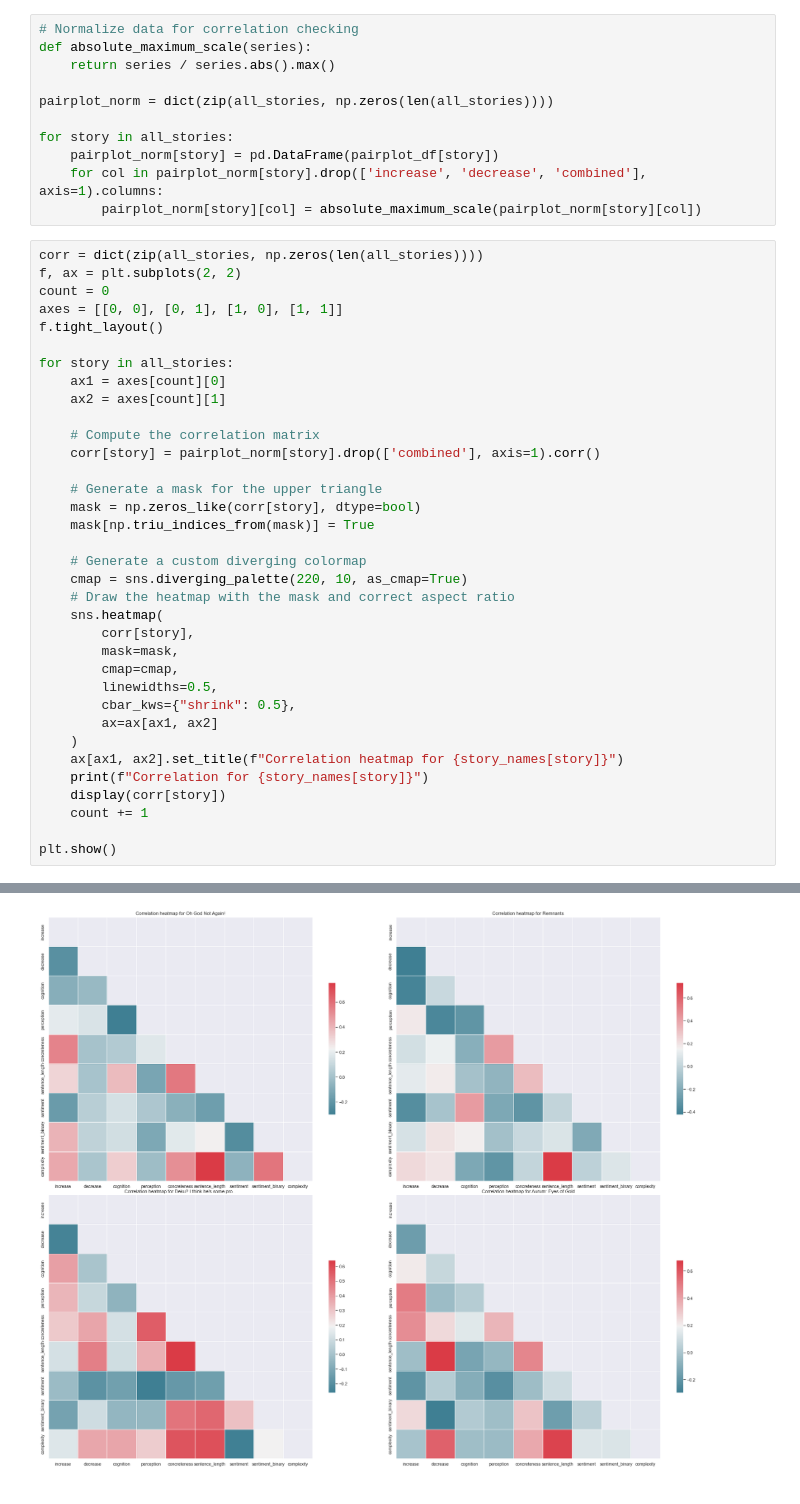
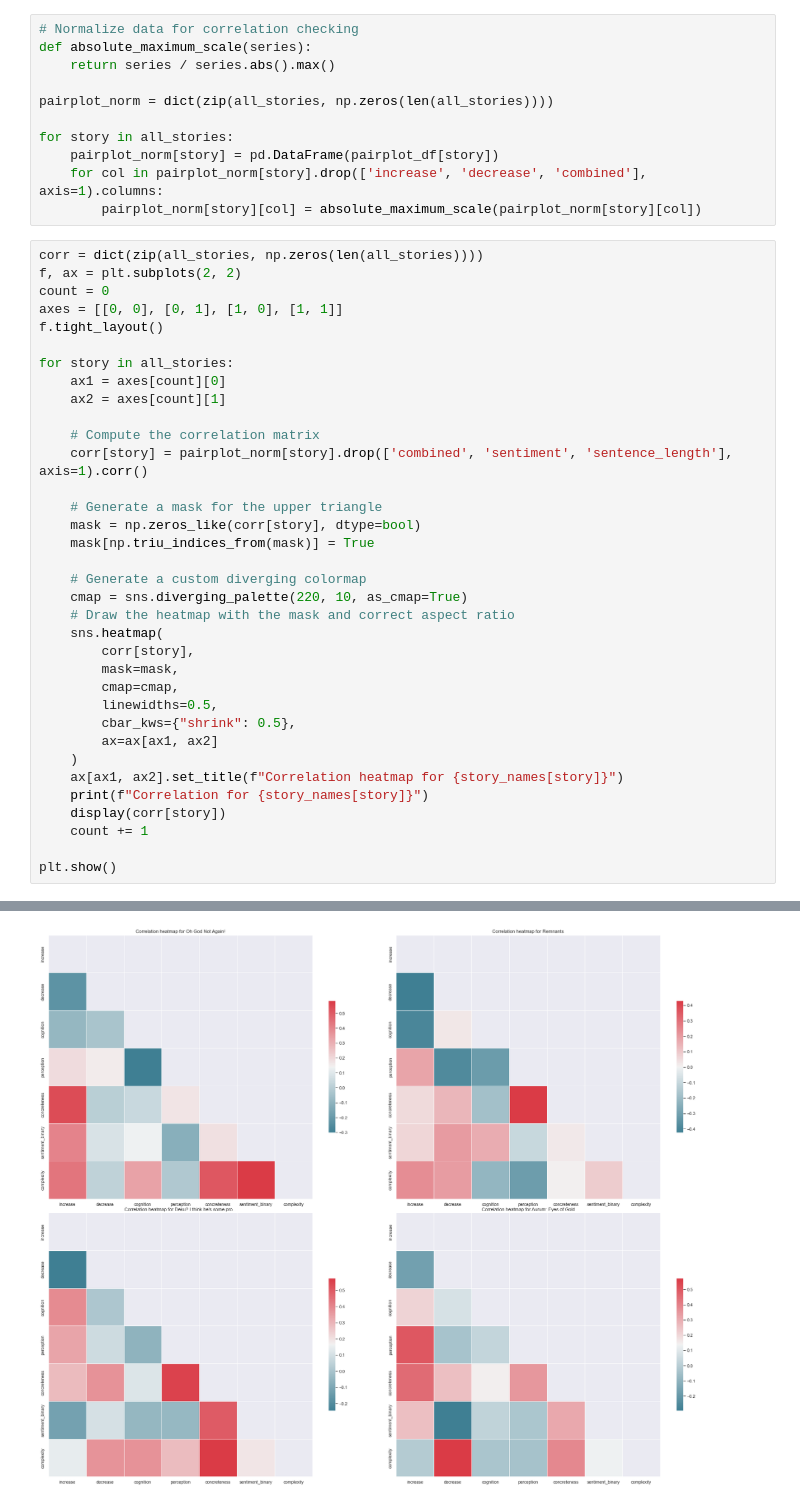
Before and after one commit to kelseyneis/narrative_transportation, a Jupyter notebook: survey_response.ipynb, the cells around one changed output, grey strips where cells are left out. Saved outputs shown, nothing was run; the diff lists cells and outputs as text.

```diff
--- a/survey_response.ipynb
+++ b/survey_response.ipynb
@@ -451,7 +451,7 @@ for story in all_stories:
     ax2 = axes[count][1]
 
     # Compute the correlation matrix
-    corr[story] = pairplot_norm[story].drop(['combined'], axis=1).corr()
+    corr[story] = pairplot_norm[story].drop(['combined', 'sentiment', 'sentence_length'], axis=1).corr()
 
     # Generate a mask for the upper triangle
     mask = np.zeros_like(corr[story], dtype=bool)
@@ -522 +514 @@ Correlation for Aurum: Eyes of Gold
-[figure, old version]
+[figure, new version]
```
Also changed, not shown: parts of 3 cells of this notebook.
